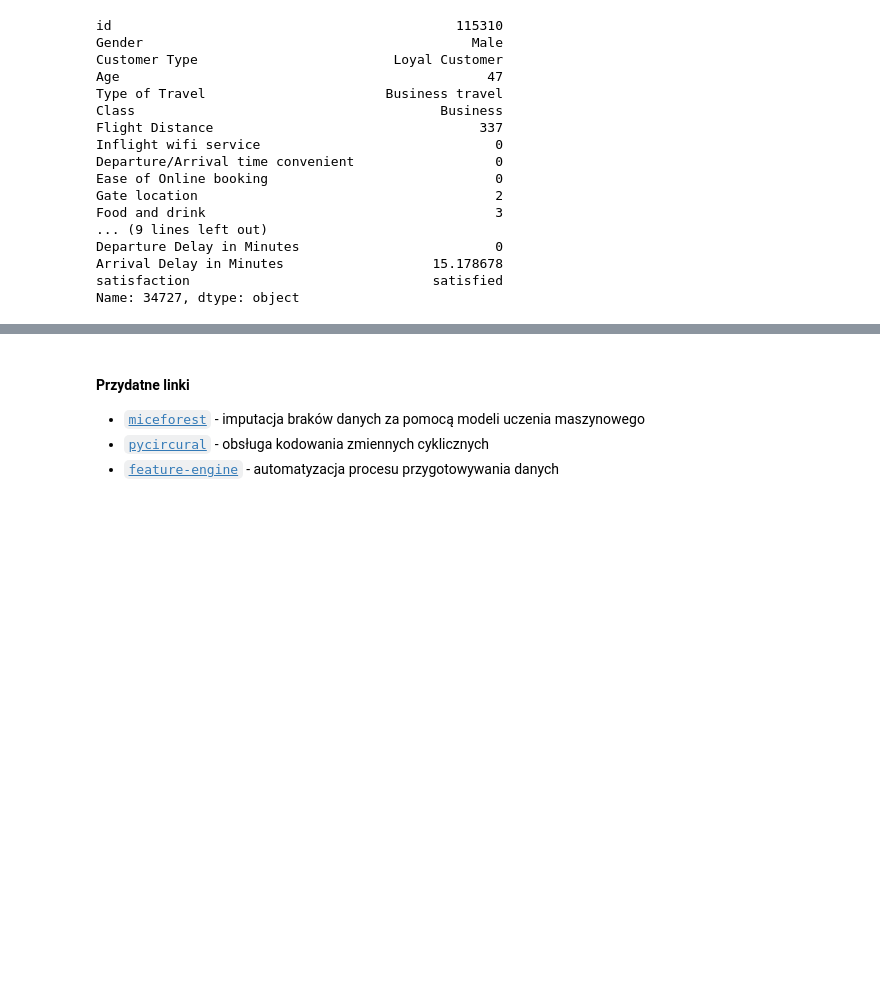
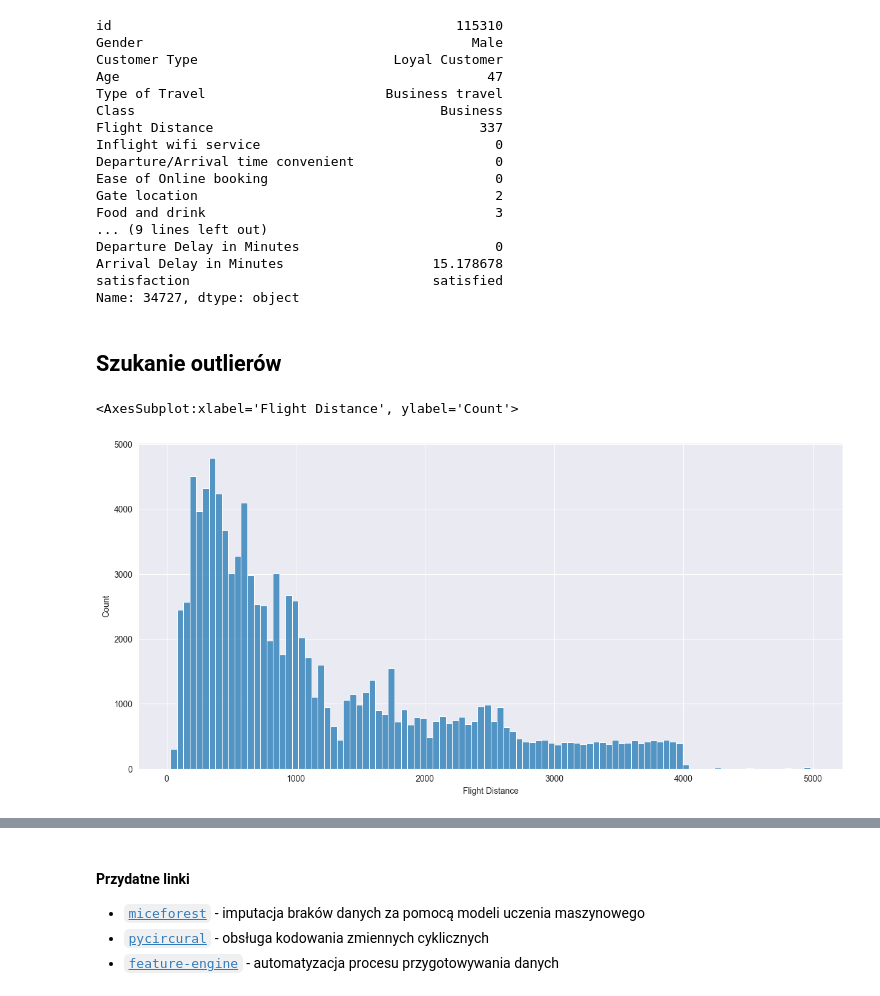
Before and after one commit to jkwiatk1/ZUM, a Jupyter notebook: database/dataPrep.ipynb, the cells around one changed output, grey strips where cells are left out. Saved outputs shown, nothing was run; the diff lists cells and outputs as text; code cells hidden in the pictures; blank space fills up the shorter version.

Commit message:
Szukanie outlierów

```diff
--- a/database/dataPrep.ipynb
+++ b/database/dataPrep.ipynb
@@ -201,3 +201,10 @@ Departure Delay in Minutes                         0
 Arrival Delay in Minutes                   15.178678
 satisfaction                               satisfied
 Name: 34727, dtype: object
+# %% [markdown]
+## Szukanie outlierów
+# %%
+sns.histplot(data=df, x='Flight Distance', bins=100)
+# %% [output]
+<AxesSubplot:xlabel='Flight Distance', ylabel='Count'>
+[figure, added]
```
Also changed, not shown: parts of 3 cells of this notebook.
